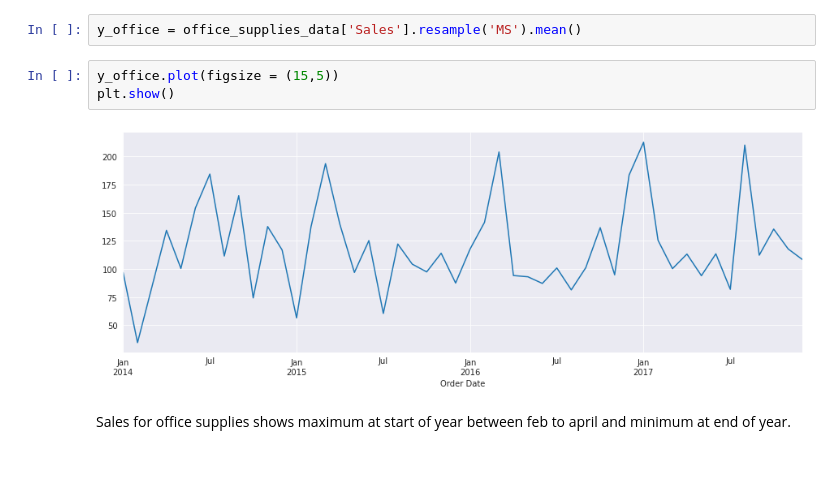
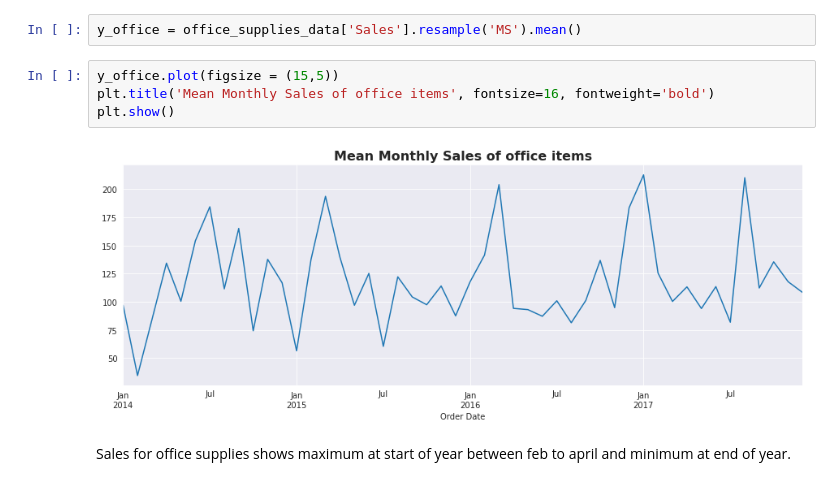
Before and after one commit to Sruthyb/RIO-125-TCS-iON, a Jupyter notebook: TCS_internship.ipynb, the cells around one changed output. Cells and saved outputs as stored; diff of their text form.

```diff
--- a/TCS_internship.ipynb
+++ b/TCS_internship.ipynb
@@ -370,9 +382,10 @@ DatetimeIndex(['2014-01-03', '2014-01-04', '2014-01-04', '2014-01-04',
 y_office = office_supplies_data['Sales'].resample('MS').mean()
 # %%
 y_office.plot(figsize = (15,5))
+plt.title('Mean Monthly Sales of office items', fontsize=16, fontweight='bold')
 plt.show()
 # %% [output]
-[figure, old version]
+[figure, new version]
 # %% [markdown]
 Sales for office supplies shows maximum at start of year between feb to april and minimum at end of year.
 # %%
```
Also changed, not shown: parts of 46 cells of this notebook.
